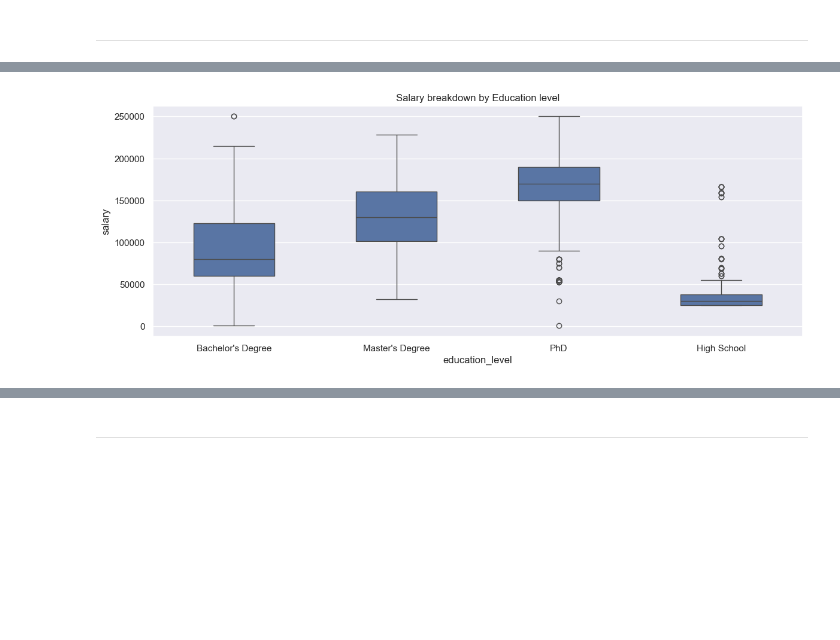
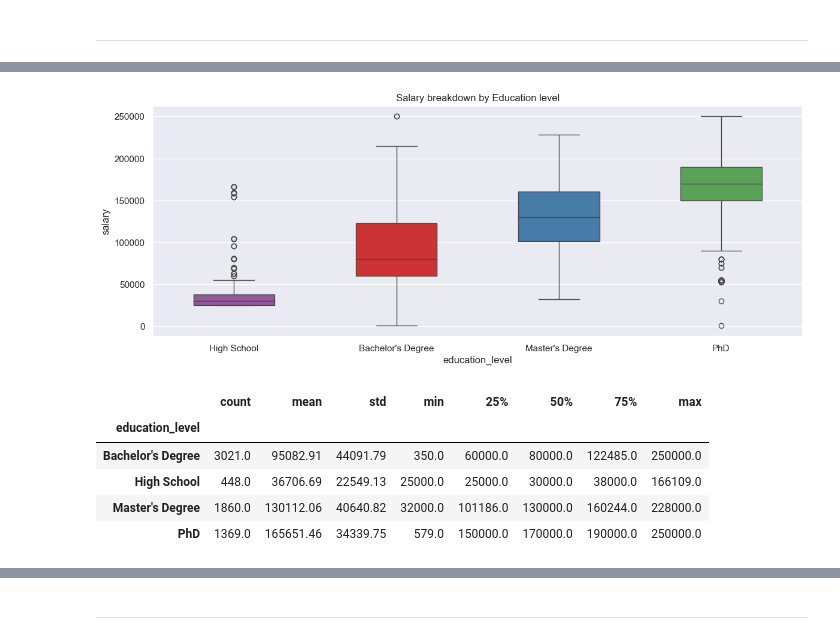
Before and after one commit to sba25074-cell/CA1_MachineLearning_SBA25074, a Jupyter notebook: CA1_MachineLearning_LeonardoTarulli.ipynb, the cells around one changed output, grey strips where cells are left out. Drawn from its saved outputs; the diff is of its cells as text; code cells hidden in the pictures; blank space fills up the shorter version.

```diff
--- a/CA1_MachineLearning_LeonardoTarulli.ipynb
+++ b/CA1_MachineLearning_LeonardoTarulli.ipynb
@@ -51,4 +42,4 @@ dtype: int64
 df = df.dropna()
 
 # Reseting index
-df.reset_index(drop =True)
+df.reset_index(drop =True, inplace=True)
@@ -160,7 +149,20 @@ df[["age"]].describe().T
 # %%
 plt.figure(figsize=(14,5))
-sns.boxplot(data=df, y="salary", x="education_level", width=0.5)
+sns.boxplot(data=df, y="salary",
+            x="education_level",
+            width=0.5,
+           order=["High School", "Bachelor's Degree", "Master's Degree", "PhD"],
+            hue="education_level",
+           palette="Set1")
 plt.title("Salary breakdown by Education level")
 plt.show()
+
+df.groupby("education_level")["salary"].describe().round(2)
 # %% [output]
-[figure, old version]
+[figure, new version]
+|  | count | mean | std | min | 25% | 50% | 75% | max |
+| education_level |  |  |  |  |  |  |  |  |
+| Bachelor's Degree | 3021.0 | 95082.91 | 44091.79 | 350.0 | 60000.0 | 80000.0 | 122485.0 | 250000.0 |
+| High School | 448.0 | 36706.69 | 22549.13 | 25000.0 | 25000.0 | 30000.0 | 38000.0 | 166109.0 |
+| Master's Degree | 1860.0 | 130112.06 | 40640.82 | 32000.0 | 101186.0 | 130000.0 | 160244.0 | 228000.0 |
+| PhD | 1369.0 | 165651.46 | 34339.75 | 579.0 | 150000.0 | 170000.0 | 190000.0 | 250000.0 |
```
Also changed, not shown: parts of 60 cells of this notebook, 4 other files.
